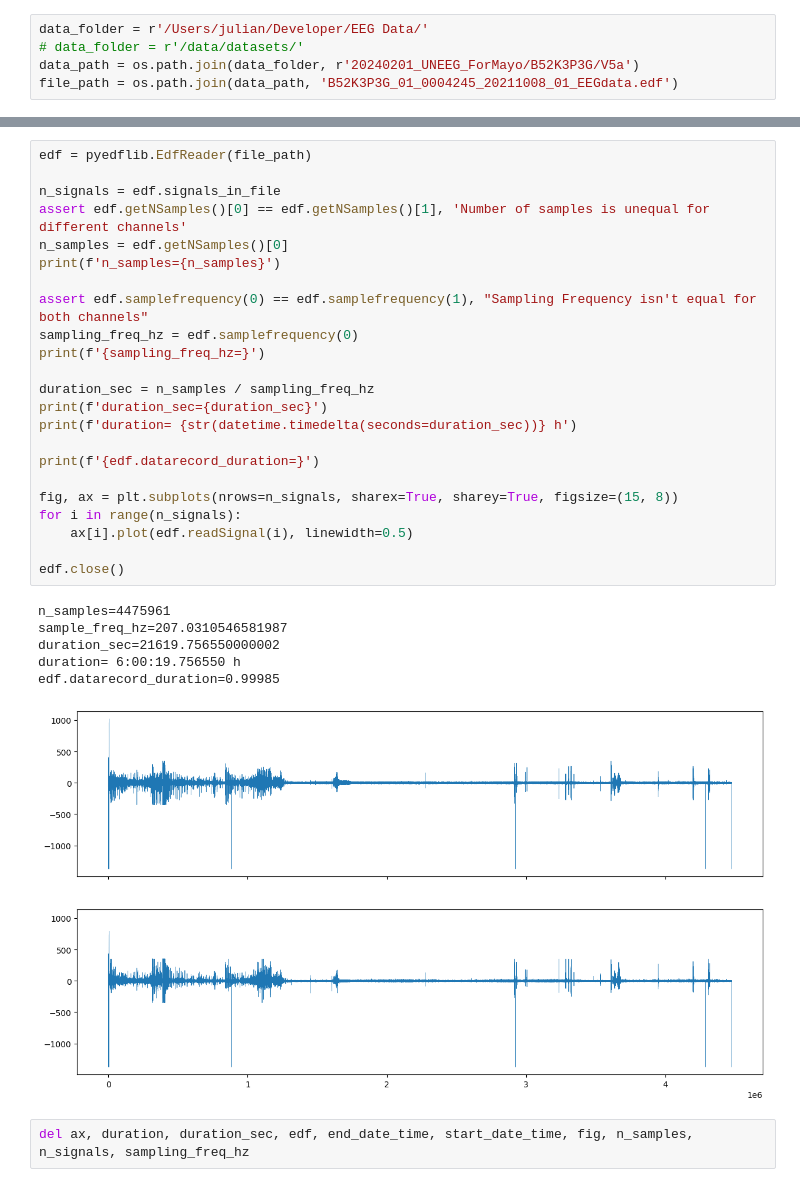
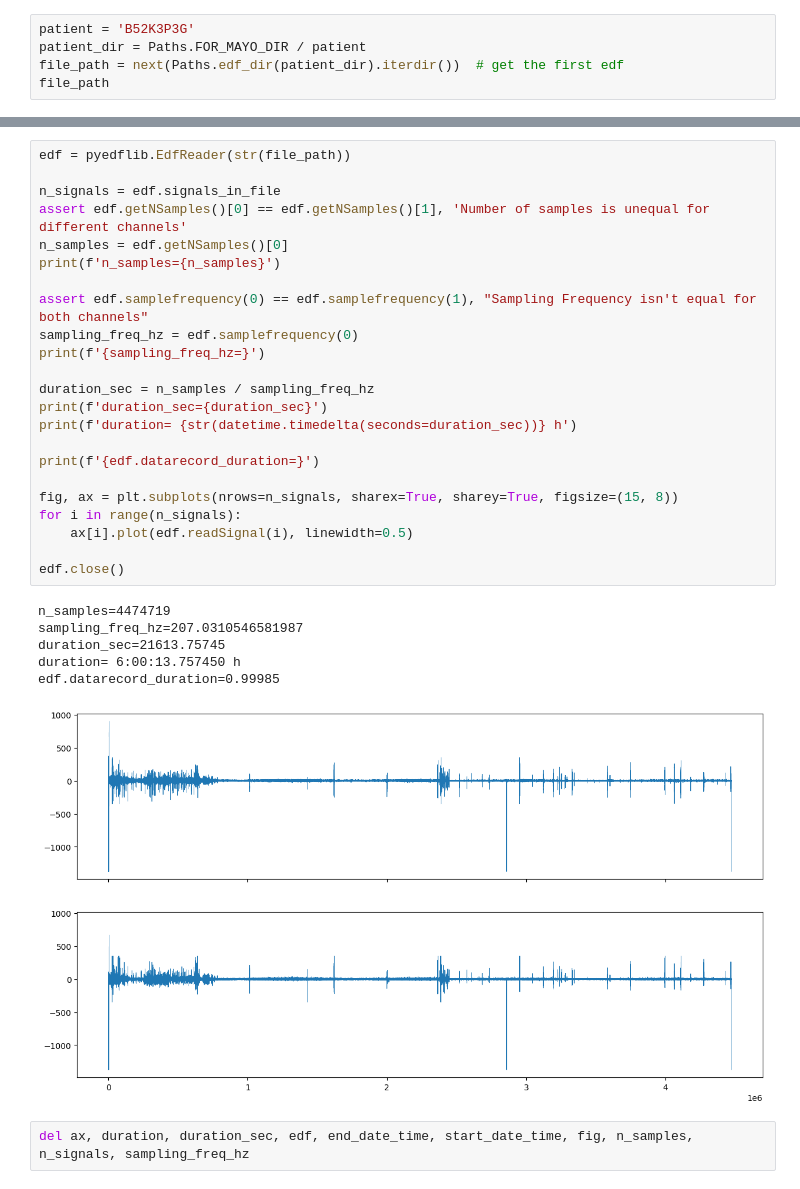
Before and after one commit to Julian-Webb/SeizurePredictionThesis, a Jupyter notebook: sandbox/edf_sandbox.ipynb, the cells around one changed output, grey strips where cells are left out. Cells and saved outputs as stored; diff of their text form.

```diff
--- a/sandbox/edf_sandbox.ipynb
+++ b/sandbox/edf_sandbox.ipynb
@@ -9,6 +7,6 @@ import matplotlib.pyplot as plt
 # %%
-data_folder = r'/Users/julian/Developer/EEG Data/'
-# data_folder = r'/data/datasets/'
-data_path = os.path.join(data_folder, r'20240201_UNEEG_ForMayo/B52K3P3G/V5a')
-file_path = os.path.join(data_path, 'B52K3P3G_01_0004245_20211008_01_EEGdata.edf')
+patient = 'B52K3P3G'
+patient_dir = Paths.FOR_MAYO_DIR / patient
+file_path = next(Paths.edf_dir(patient_dir).iterdir())  # get the first edf
+file_path
 # %% [output]
@@ -32,33 +31,33 @@ end_date_time=datetime.datetime(2021, 10, 9, 3, 36, 44, 756550)
 # %%
-edf = pyedflib.EdfReader(file_path)
+edf = pyedflib.EdfReader(str(file_path))
 
 n_signals = edf.signals_in_file
 assert edf.getNSamples()[0] == edf.getNSamples()[1], 'Number of samples is unequal for different channels'
 n_samples = edf.getNSamples()[0]
 print(f'n_samples={n_samples}')
 
 assert edf.samplefrequency(0) == edf.samplefrequency(1), "Sampling Frequency isn't equal for both channels"
 sampling_freq_hz = edf.samplefrequency(0)
 print(f'{sampling_freq_hz=}')
 
 duration_sec = n_samples / sampling_freq_hz
 print(f'duration_sec={duration_sec}')
 print(f'duration= {str(datetime.timedelta(seconds=duration_sec))} h')
 
 print(f'{edf.datarecord_duration=}')
 
 fig, ax = plt.subplots(nrows=n_signals, sharex=True, sharey=True, figsize=(15, 8))
 for i in range(n_signals):
     ax[i].plot(edf.readSignal(i), linewidth=0.5)
 
 edf.close()
 # %% [output]
-n_samples=4475961
-sample_freq_hz=207.0310546581987
-duration_sec=21619.756550000002
-duration= 6:00:19.756550 h
+n_samples=4474719
+sampling_freq_hz=207.0310546581987
+duration_sec=21613.75745
+duration= 6:00:13.757450 h
 edf.datarecord_duration=0.99985
-[figure, old version]
+[figure, new version]
 # %%
 del ax, duration, duration_sec, edf, end_date_time, start_date_time, fig, n_samples, n_signals, sampling_freq_hz
 # %%
```
Also changed, not shown: parts of 4 cells of this notebook, 9 other files.
